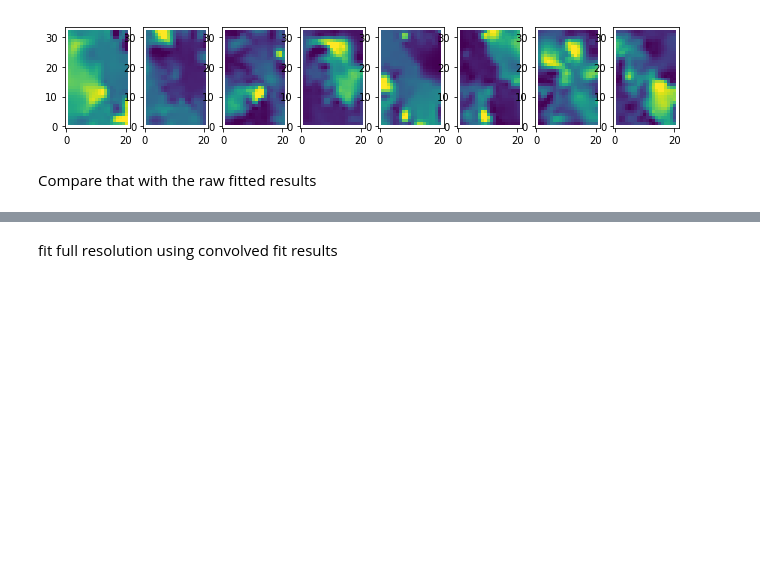
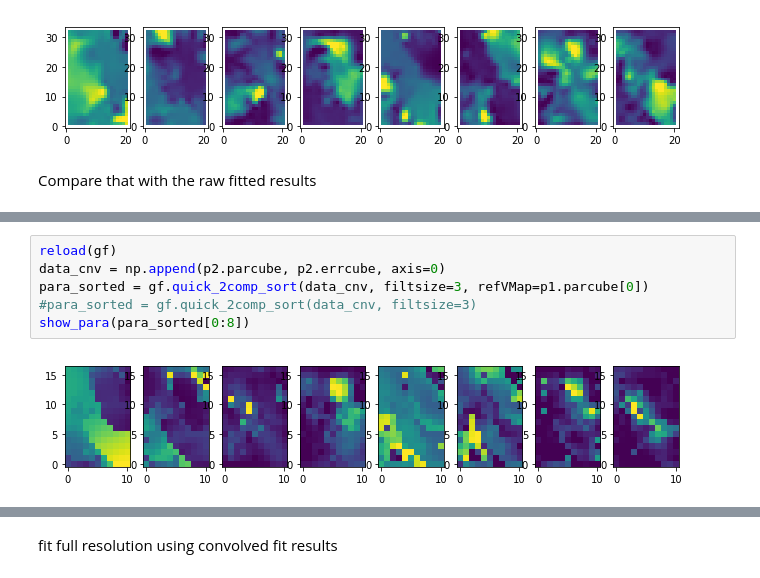
Before and after one commit to mcyc/multi_vlsr, a Jupyter notebook: run/iter_methods_test.ipynb, the cells around one changed output, grey strips where cells are left out. Drawn from its saved outputs; the diff is of its cells as text; blank space fills up the shorter version.

```diff
--- a/run/iter_methods_test.ipynb
+++ b/run/iter_methods_test.ipynb
@@ -114,0 +118,8 @@ show_para(p2.parcube)
+# %%
+reload(gf)
+data_cnv = np.append(p2.parcube, p2.errcube, axis=0)
+para_sorted = gf.quick_2comp_sort(data_cnv, filtsize=3, refVMap=p1.parcube[0])
+#para_sorted = gf.quick_2comp_sort(data_cnv, filtsize=3)
+show_para(para_sorted[0:8])
+# %% [output]
+[figure, added]
```
Also changed, not shown: parts of 49 cells of this notebook.
